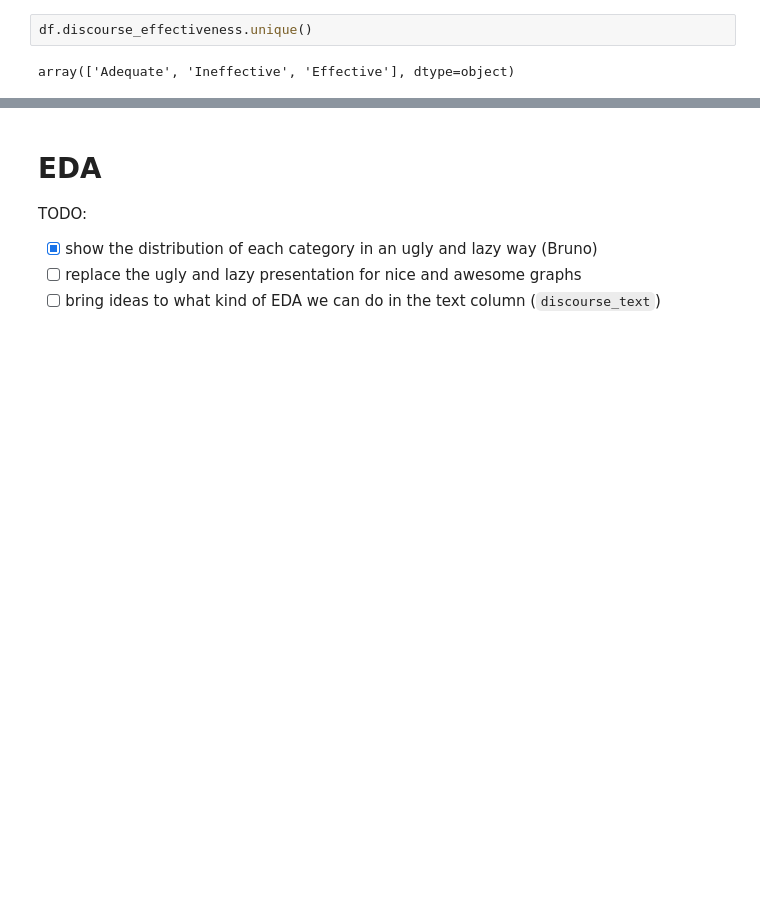
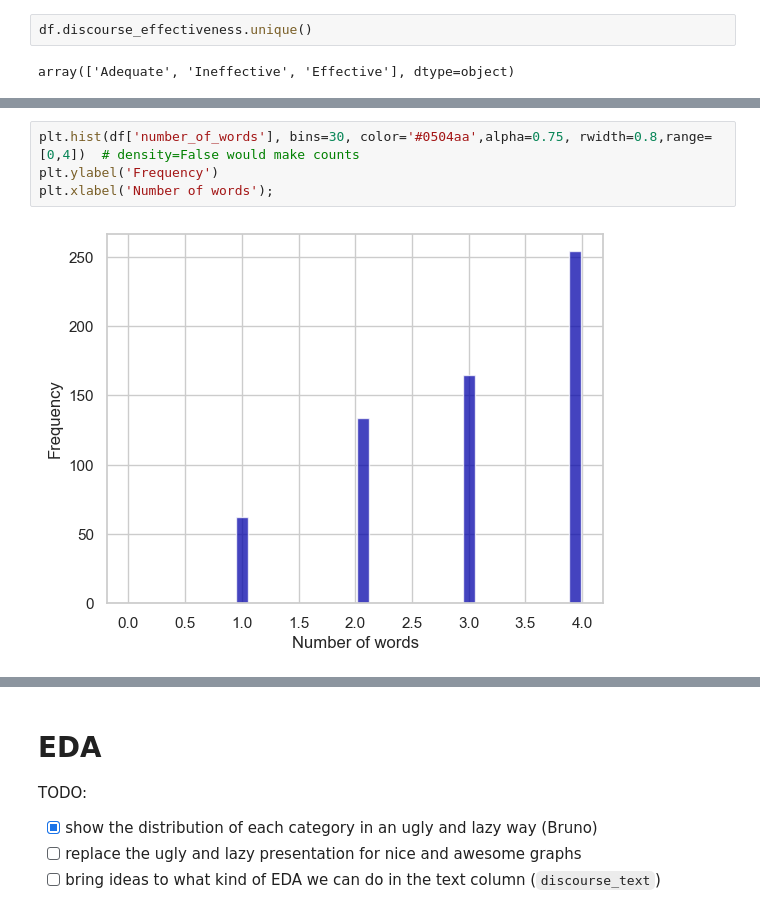
Before and after one commit to BAlmeidaS/predictive-analysis, a Jupyter notebook: notebook.ipynb, the cells around one changed output, grey strips where cells are left out. Cells and saved outputs as stored; diff of their text form; blank space fills up the shorter version.

```diff
--- a/notebook.ipynb
+++ b/notebook.ipynb
@@ -76,0 +124,6 @@ array(['Adequate', 'Ineffective', 'Effective'], dtype=object)
+# %%
+plt.hist(df['number_of_words'], bins=30, color='#0504aa',alpha=0.75, rwidth=0.8,range=[0,4])  # density=False would make counts
+plt.ylabel('Frequency')
+plt.xlabel('Number of words');
+# %% [output]
+[figure, added]
```
Also changed, not shown: parts of 9 cells of this notebook.
